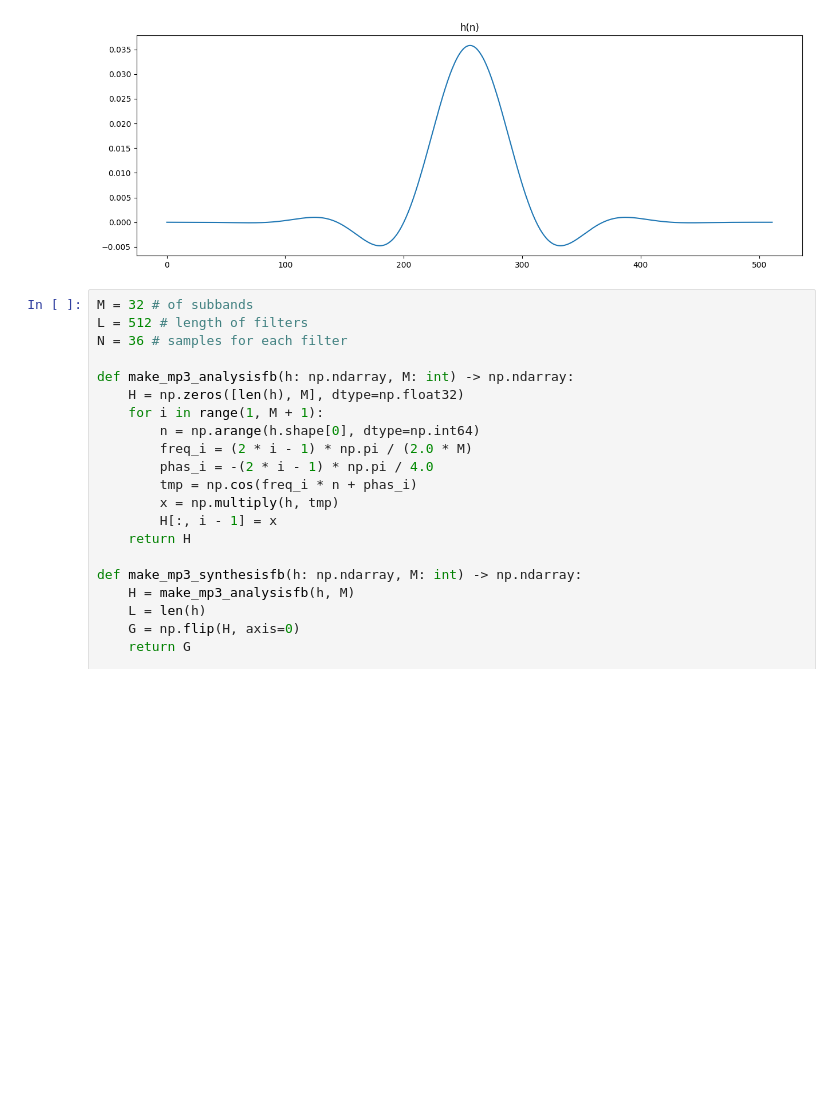
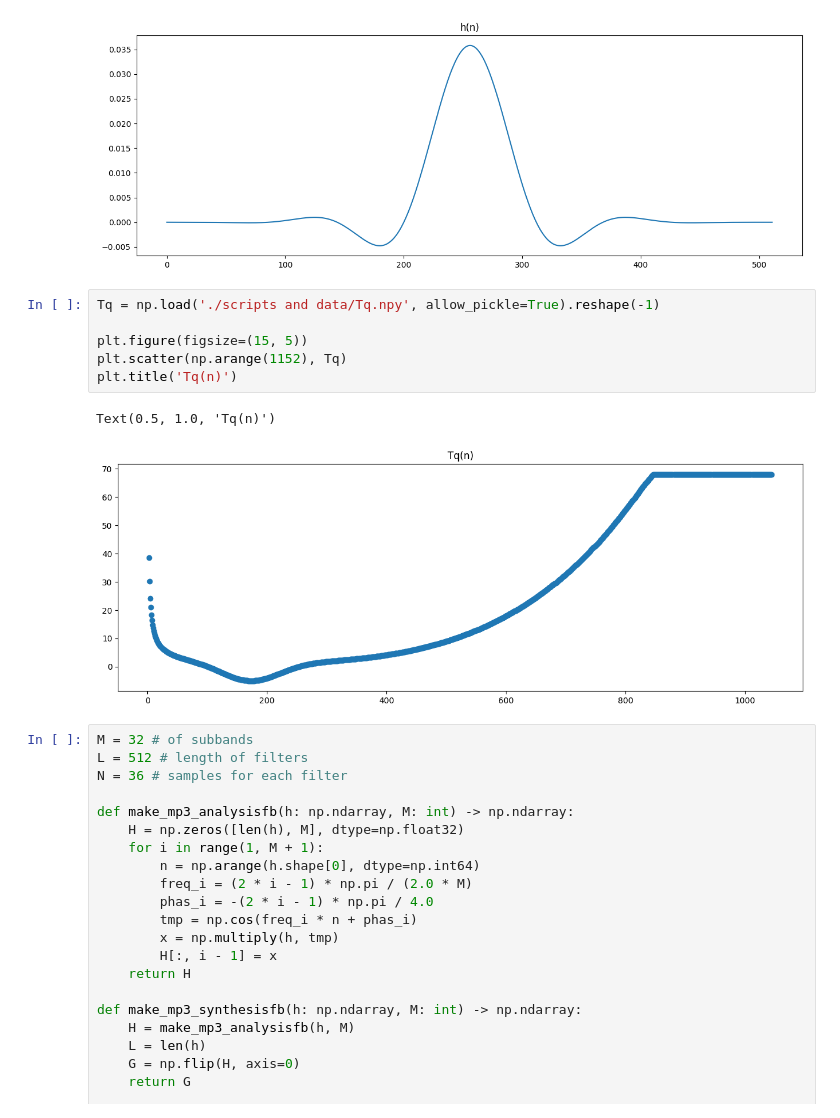
Before and after one commit to andriotis/mp3, a Jupyter notebook: main.ipynb, the cells around one changed output. Saved outputs shown, nothing was run; the diff lists cells and outputs as text; blank space fills up the shorter version.

```diff
--- a/main.ipynb
+++ b/main.ipynb
@@ -23,6 +23,15 @@ plt.title('h(n)')
 # %% [output]
 Text(0.5, 1.0, 'h(n)')
 [figure]
+# %%
+Tq = np.load('./scripts and data/Tq.npy', allow_pickle=True).reshape(-1)
+
+plt.figure(figsize=(15, 5))
+plt.scatter(np.arange(1152), Tq)
+plt.title('Tq(n)')
+# %% [output]
+Text(0.5, 1.0, 'Tq(n)')
+[figure, added]
 # %%
 M = 32 # of subbands
 L = 512 # length of filters
```
Also changed, not shown: parts of 8 cells of this notebook, 1 other file.
